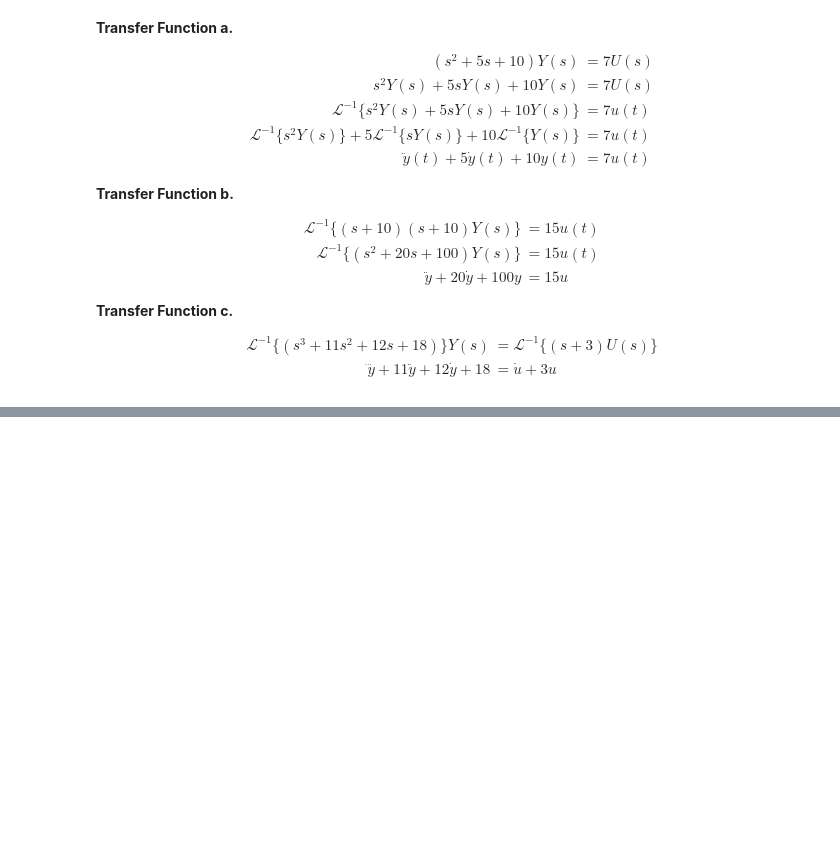
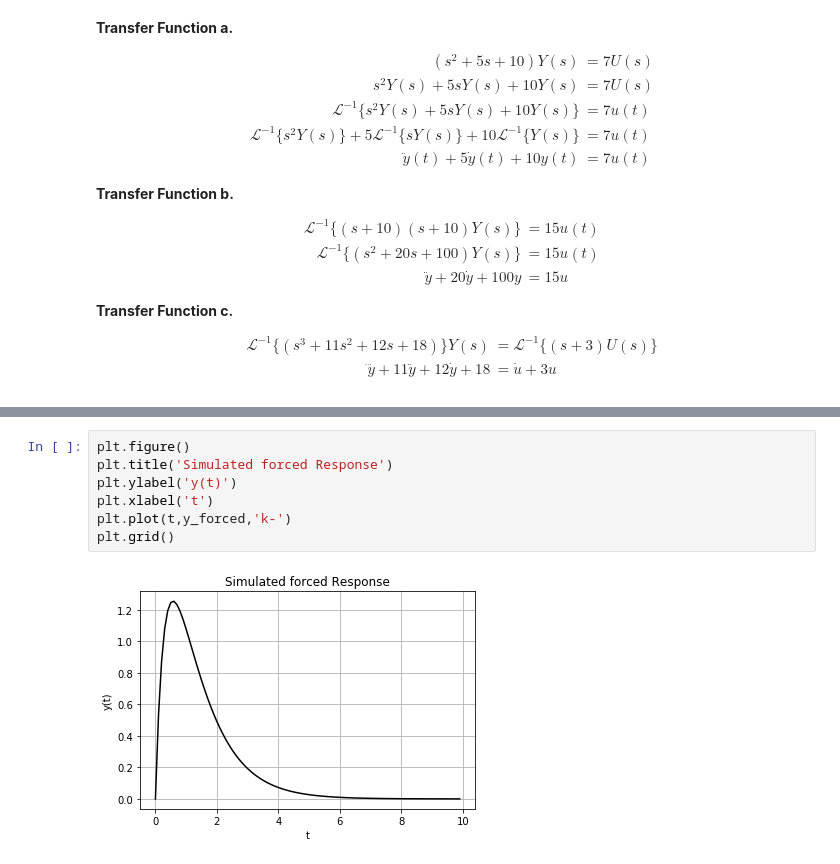
Before and after one commit to eddardd/Control-Theory, a Jupyter notebook: Frequency Domain - Tutorial.ipynb, the cells around one changed output, grey strips where cells are left out. Cells and saved outputs as stored; diff of their text form; blank space fills up the shorter version.

```diff
--- a/Frequency Domain - Tutorial.ipynb
+++ b/Frequency Domain - Tutorial.ipynb
@@ -218,0 +248,9 @@ Therefore, we conclude that $y(t) = 12e^{-t} - \dfrac{11}{2}e^{-2t}$
+# %%
+plt.figure()
+plt.title('Simulated forced Response')
+plt.ylabel('y(t)')
+plt.xlabel('t')
+plt.plot(t,y_forced,'k-')
+plt.grid()
+# %% [output]
+[figure, added]
```
Also changed, not shown: parts of 8 cells of this notebook.
